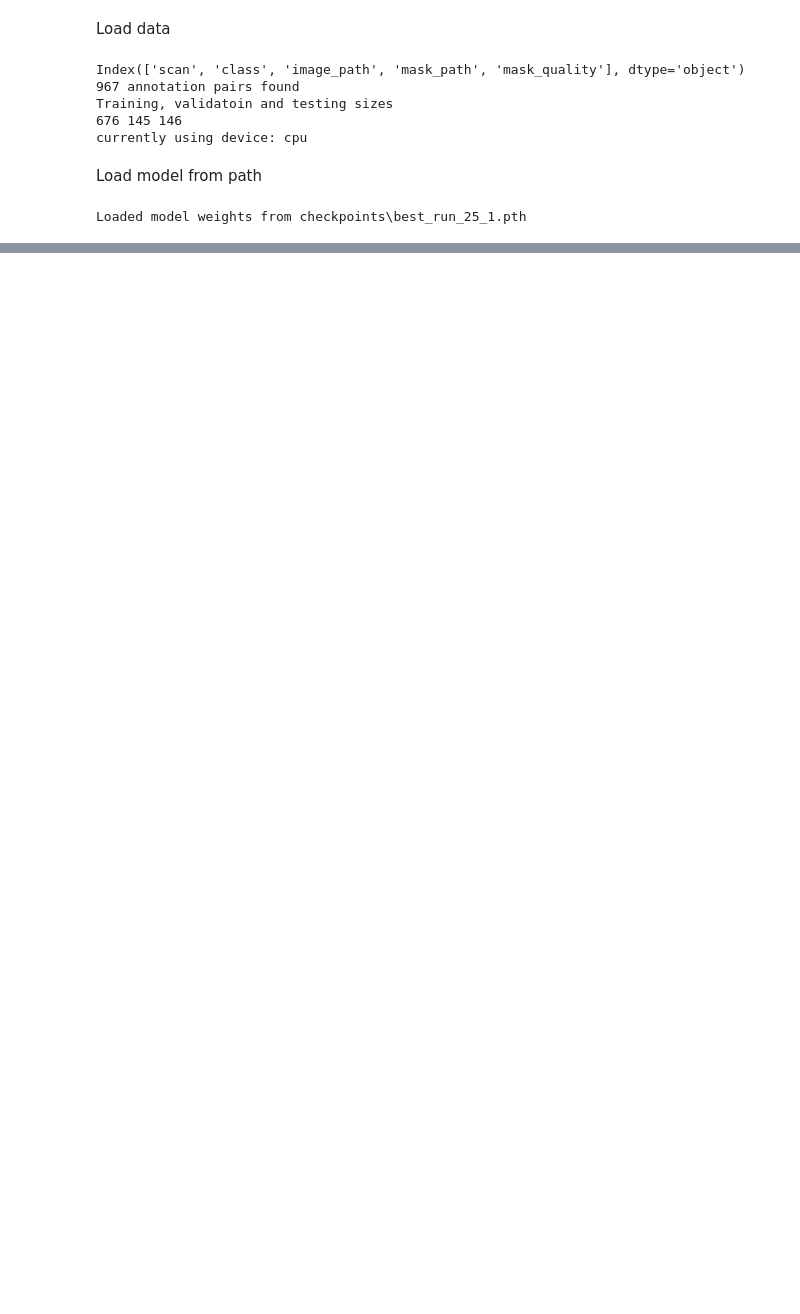
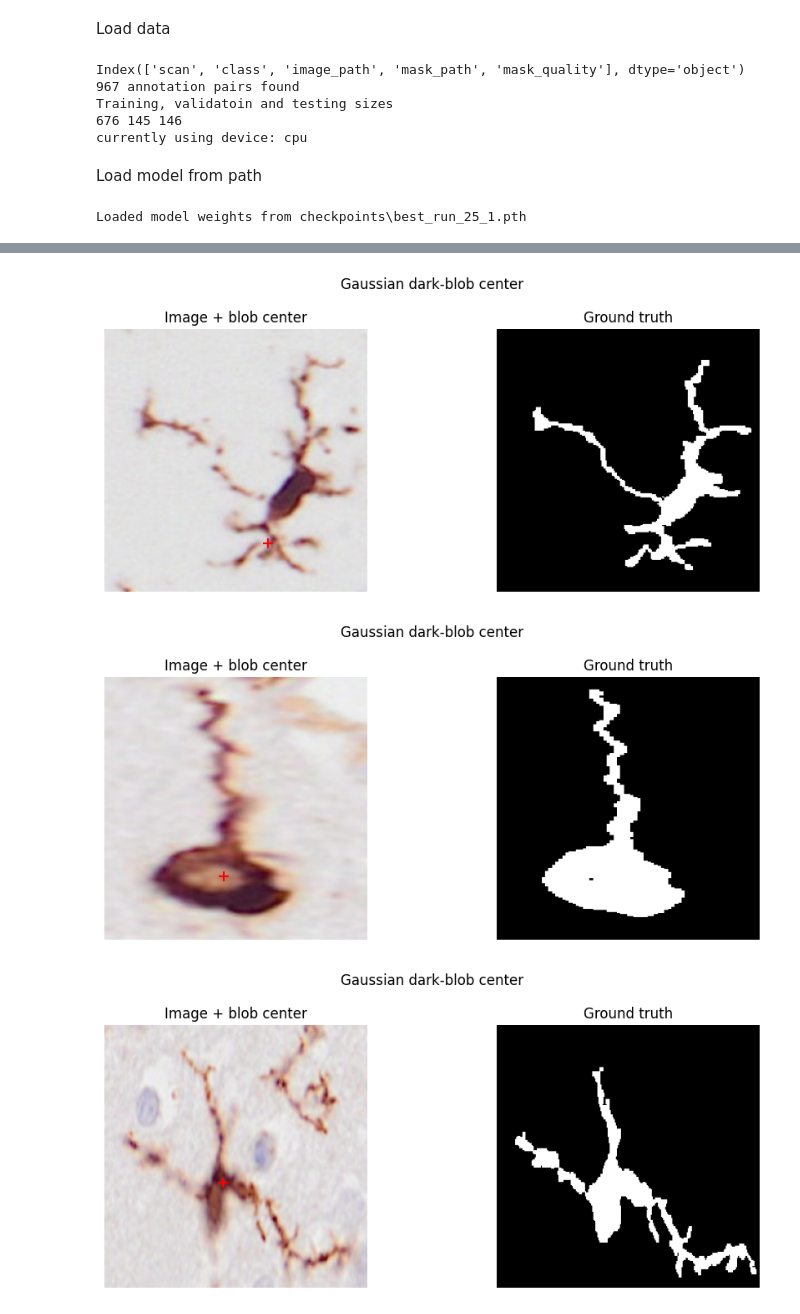
Before and after one commit to cwissyboi/AutomaticMicrogliaMorphologyAnalysis, a Jupyter notebook: initial_pipeline/segmentation/custom_segmentation/segmentation_inference.ipynb, the cells around one changed output, grey strips where cells are left out. Cells and saved outputs as stored; diff of their text form; code cells hidden in the pictures; blank space fills up the shorter version.

```diff
--- a/initial_pipeline/segmentation/custom_segmentation/segmentation_inference.ipynb
+++ b/initial_pipeline/segmentation/custom_segmentation/segmentation_inference.ipynb
@@ -305,0 +664,11 @@ visualize_predictions(
+# %%
+visualize_blob_centers(
+    test_loader,
+    center_fn=find_soma_center_grayscale,
+    num_samples=8,
+    title_fn_name="Gaussian dark-blob center"
+)
+# %% [output]
+[figure, added]
+[figure, added]
+[figure, added]
```
Also changed, not shown: parts of 14 cells of this notebook, 3 other files.
